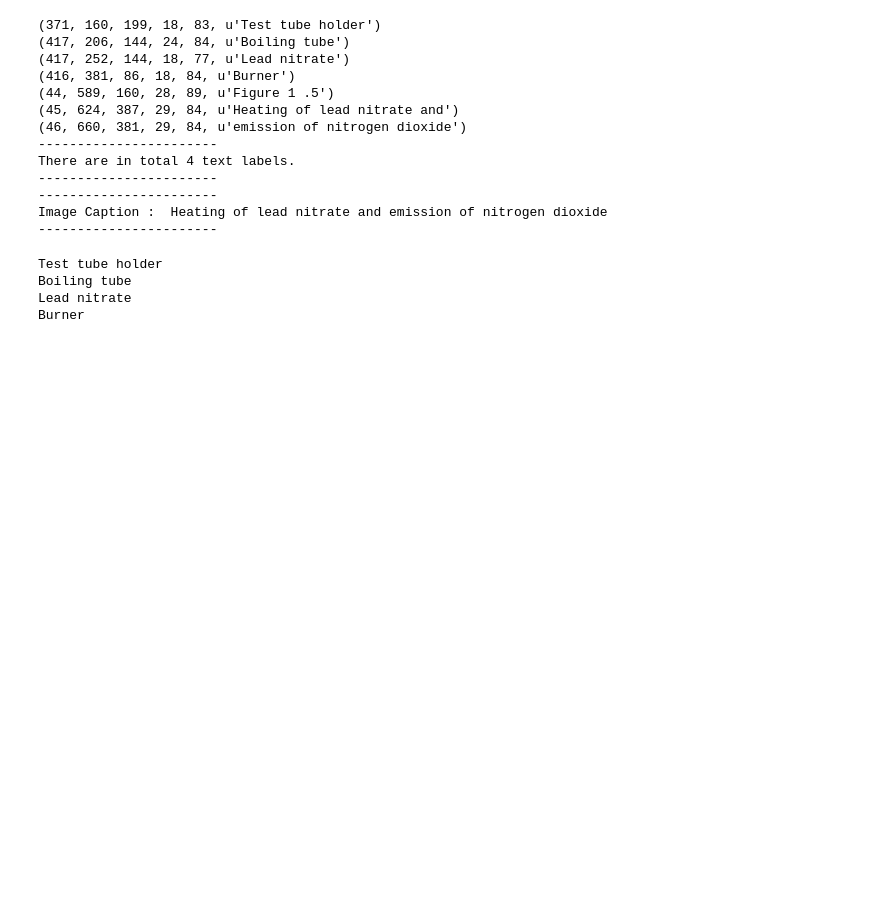
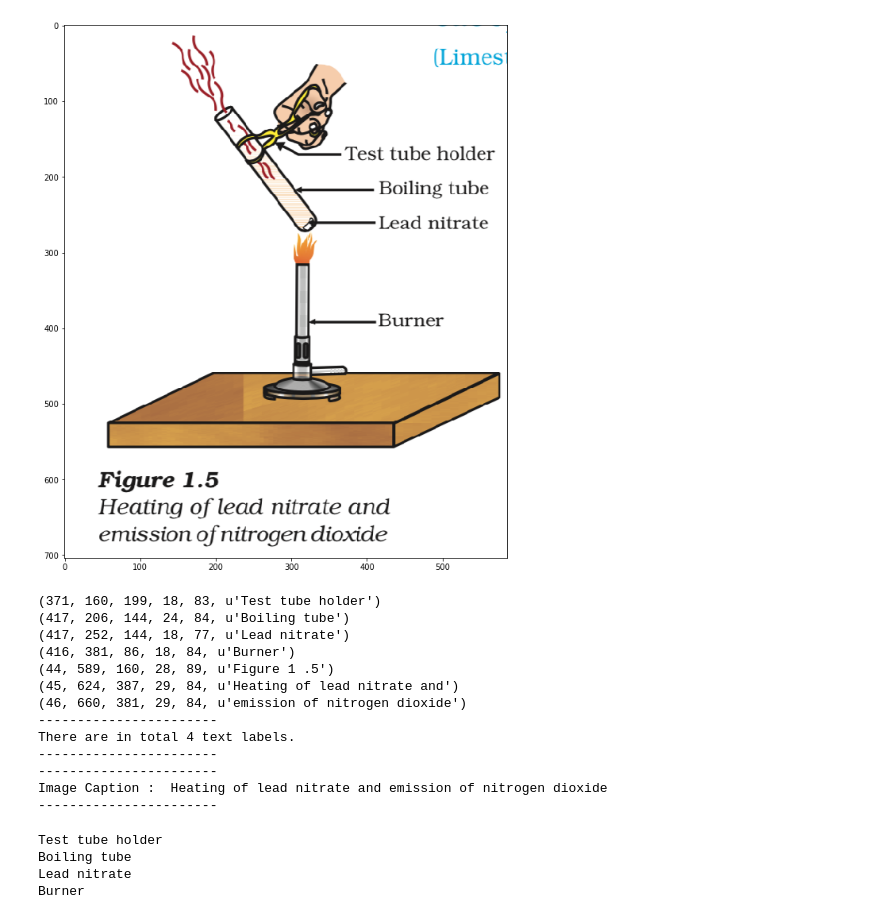
Before and after one commit to AkshanshChahal/Template-Based-Approach-for-Augmenting-Image-Descriptions, a Jupyter notebook: Labels with Coordinates.ipynb, the cells around one changed output. Saved outputs shown, nothing was run; the diff lists cells and outputs as text; code cells hidden in the pictures; blank space fills up the shorter version.

Commit message:
showing the image

```diff
--- a/Labels with Coordinates.ipynb
+++ b/Labels with Coordinates.ipynb
@@ -13,3 +16,11 @@ image = Image.open(path)
+# %%
+# Imagex(path)
+
+img = mpimg.imread(path)
+plt.figure(figsize=(10,50))
+imgplot = plt.imshow(img)
+# %% [output]
+[figure, added]
 # %%
 class Label:
     """Class for the identified labels"""
```
Also changed, not shown: parts of 4 cells of this notebook.
